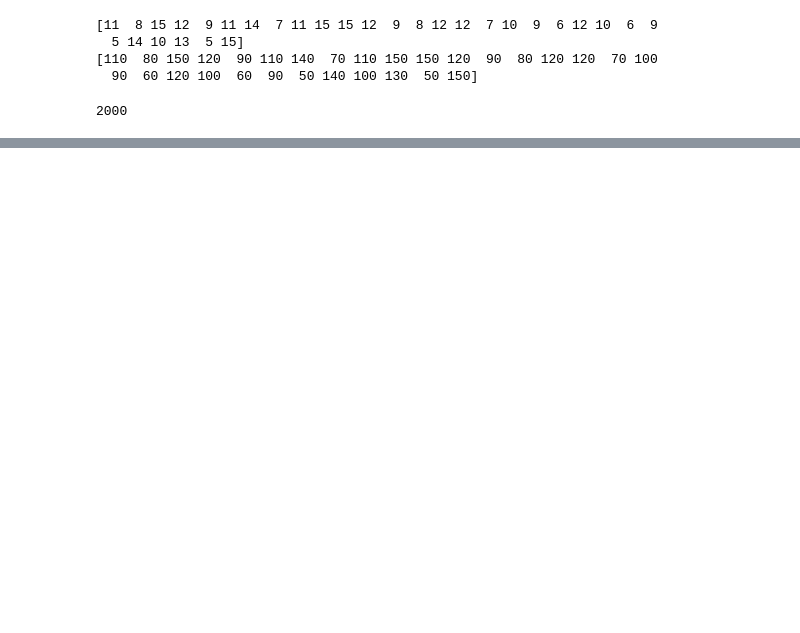
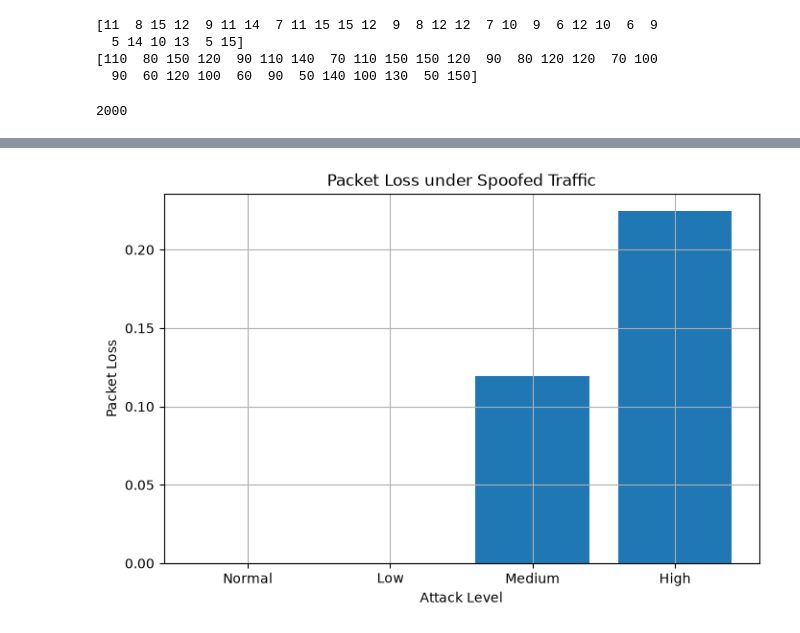
Before and after one commit to Chathuranga630/sionna, a Jupyter notebook: Spoofed_Traffic.ipynb, the cells around one changed output, grey strips where cells are left out. Cells and saved outputs as stored; diff of their text form; code cells hidden in the pictures; blank space fills up the shorter version.

```diff
--- a/Spoofed_Traffic.ipynb
+++ b/Spoofed_Traffic.ipynb
@@ -1231,0 +1419,26 @@ print(packet_loss1, "%")
+# %%
+# Packet Loss
+plt.figure(figsize=(8,5))
+
+plt.bar(
+    impact_results["Attack_Level"],
+    impact_results["Avg_Packet_Loss"]
+)
+
+plt.xlabel("Attack Level")
+
+plt.ylabel("Packet Loss")
+
+plt.title("Packet Loss under Spoofed Traffic")
+
+plt.grid(True)
+
+plt.savefig(
+    "figures_step8_packet_loss.png",
+    dpi=300,
+    bbox_inches="tight"
+)
+
+plt.show()
+# %% [output]
+[figure, added]
```
Also changed, not shown: parts of 46 cells of this notebook.
